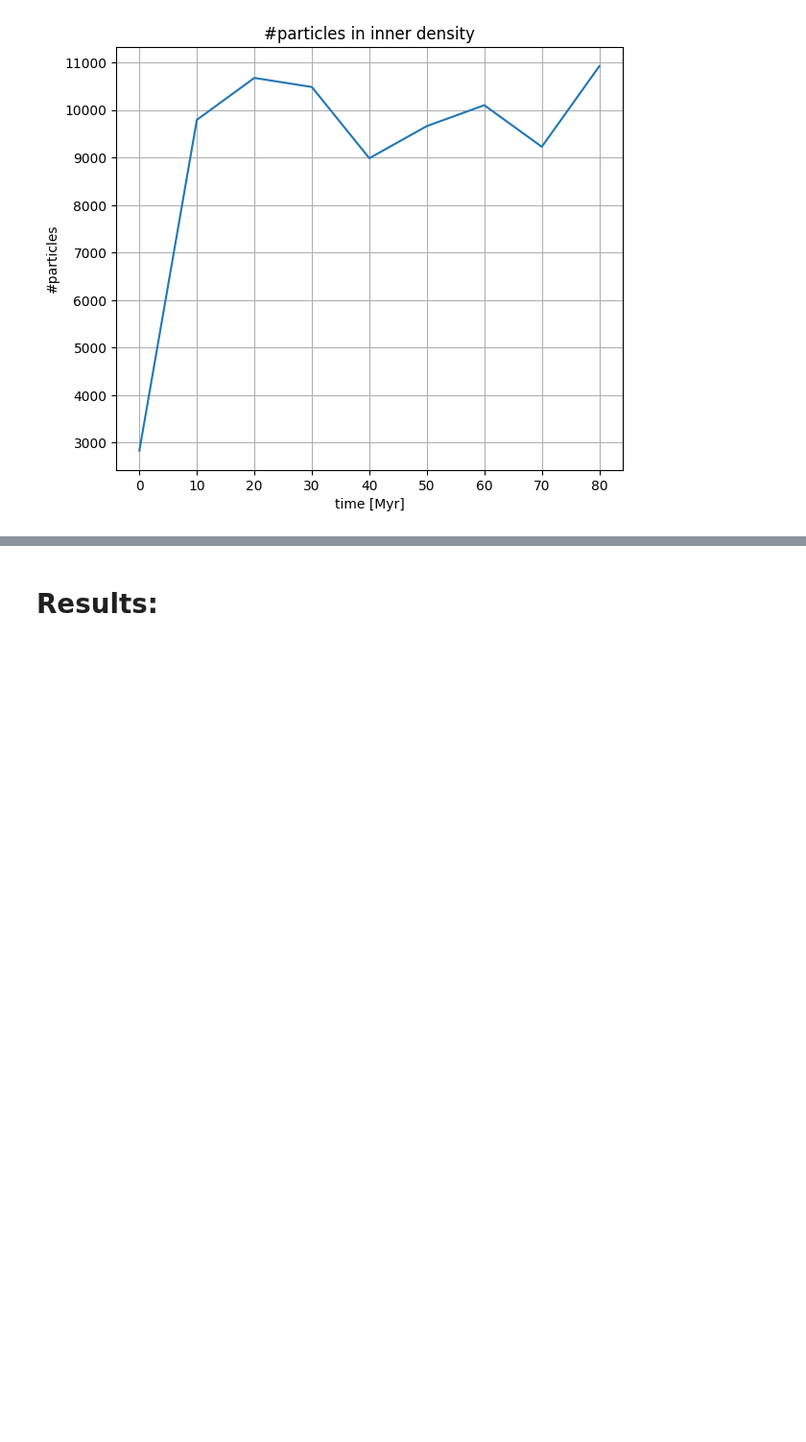
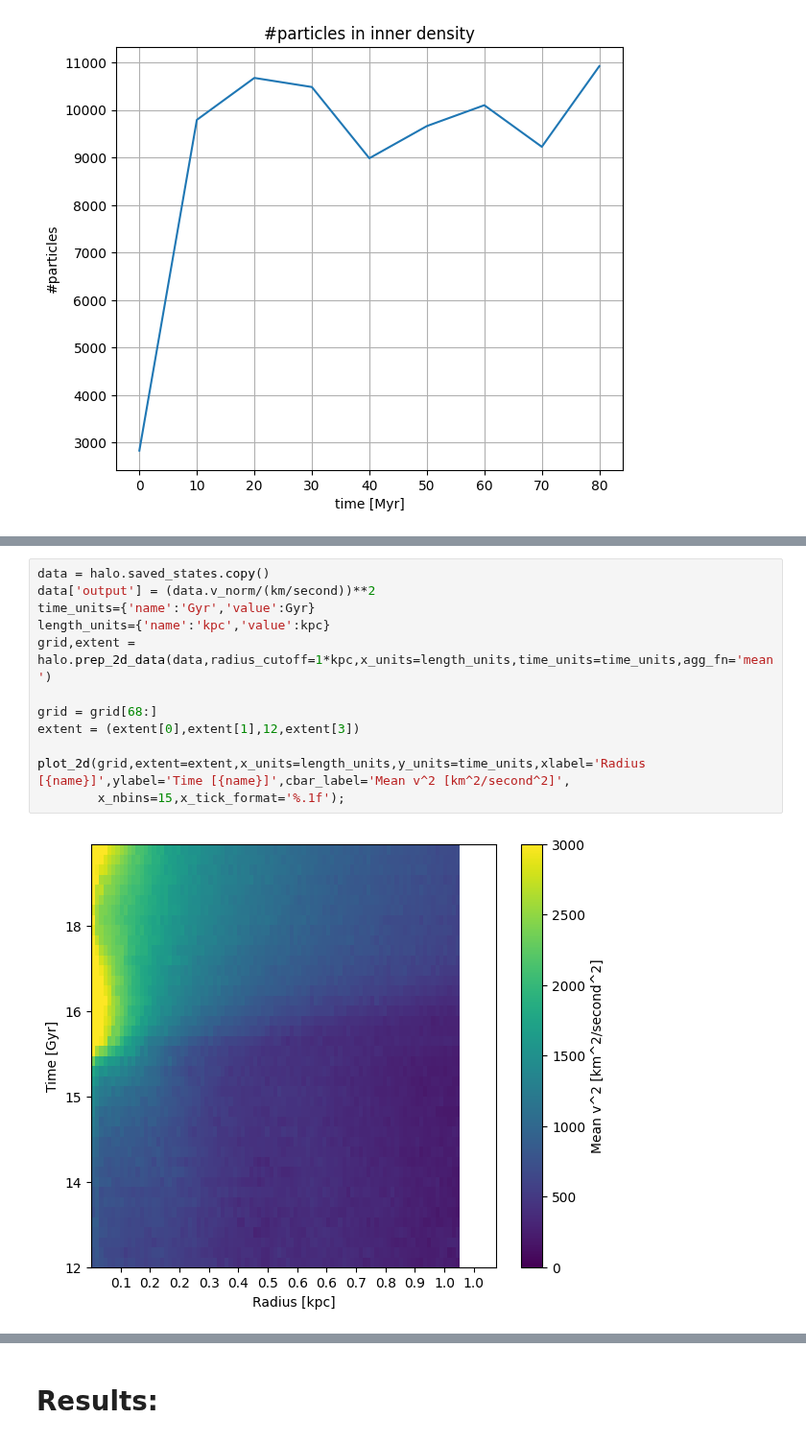
Before and after one commit to Rotem-Barnea/pySIDM, a Jupyter notebook: analysis/run.ipynb, the cells around one changed output, grey strips where cells are left out. Shown at 96% size. Saved outputs shown, nothing was run; the diff lists cells and outputs as text; blank space fills up the shorter version.

```diff
--- a/analysis/run.ipynb
+++ b/analysis/run.ipynb
@@ -216 +231,15 @@ halo.plot_inner_core_density();
+# %%
+data = halo.saved_states.copy()
+data['output'] = (data.v_norm/(km/second))**2
+time_units={'name':'Gyr','value':Gyr}
+length_units={'name':'kpc','value':kpc}
+grid,extent = halo.prep_2d_data(data,radius_cutoff=1*kpc,x_units=length_units,time_units=time_units,agg_fn='mean')
+
+grid = grid[68:]
+extent = (extent[0],extent[1],12,extent[3])
+
+plot_2d(grid,extent=extent,x_units=length_units,y_units=time_units,xlabel='Radius [{name}]',ylabel='Time [{name}]',cbar_label='Mean v^2 [km^2/second^2]',
+        x_nbins=15,x_tick_format='%.1f');
+# %% [output]
+[figure, added]
 # %%
```
Also changed, not shown: parts of 17 cells of this notebook.
